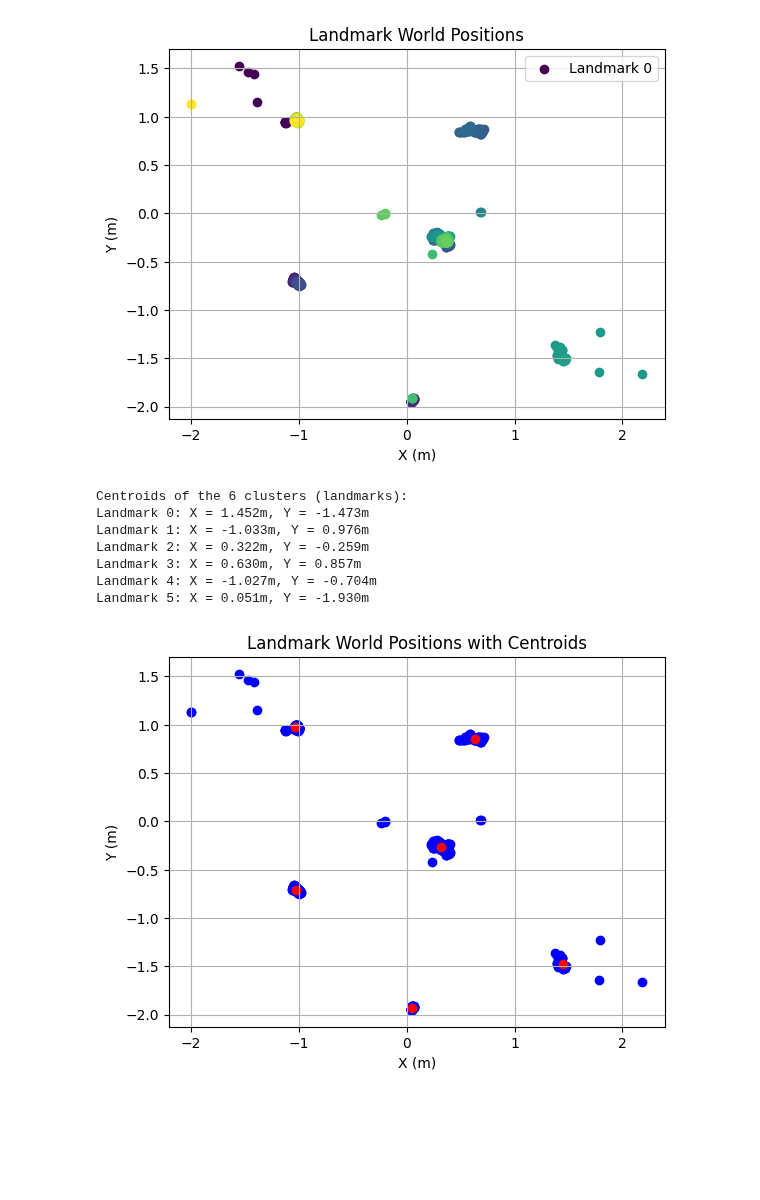
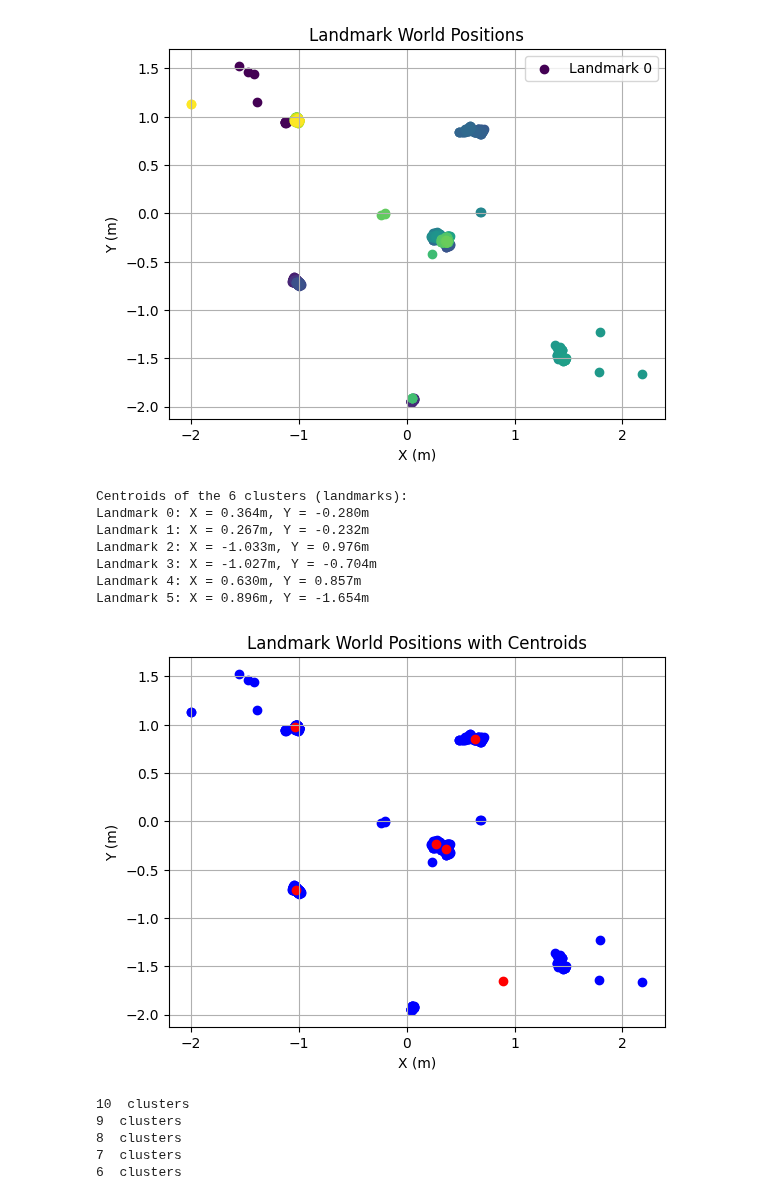
Before and after one commit to jclundy/aer1217_labs, a Jupyter notebook: lab3/lab3_zoe.ipynb, the cells around one changed output. Cells and saved outputs as stored; diff of their text form; code cells hidden in the pictures; blank space fills up the shorter version.

Commit message:
adds outlier rejection and shows photos of outliers. Also uses the scipy kmeans, as for some reason with my current python setup I couldn't use the scikit version

```diff
--- a/lab3/lab3_zoe.ipynb
+++ b/lab3/lab3_zoe.ipynb
@@ -441,30 +441,34 @@ plt.show()
 [figure]
 # %%
 ###identify 6 centroids from the scatter plot of landmark world positions and center them
-from sklearn.cluster import KMeans
-import numpy as np
+# from sklearn.cluster import KMeans
+# import numpy as np
+
+from scipy.cluster.vq import vq, kmeans, whiten
+
 
 scatter_x = landmark_data[:, 0]
 scatter_y = landmark_data[:, 1]
 scatter_points = np.column_stack((scatter_x, scatter_y))
-kmeans = KMeans(n_clusters=6, random_state=0).fit(scatter_points)
-centroids = kmeans.cluster_centers_
+centroids, distortion = kmeans(scatter_points, 6)
+# kmeans = KMeans(n_clusters=6, random_state=0).fit(scatter_points)
+# centroids = kmeans.cluster_centers_
 print("Centroids of the 6 clusters (landmarks):")
 for idx, centroid in enumerate(centroids):
     print(f"Landmark {idx}: X = {centroid[0]:.3f}m, Y = {centroid[1]:.3f}m")
 plt.scatter(scatter_x, scatter_y, color='blue', label='Landmark Points')
 plt.scatter(centroids[:, 0], centroids[:, 1], color='red', label='Centroids')
 plt.title('Landmark World Positions with Centroids')
 plt.xlabel('X (m)')
 plt.ylabel('Y (m)')
 plt.grid()
 plt.show()
 # %% [output]
 Centroids of the 6 clusters (landmarks):
-Landmark 0: X = 1.452m, Y = -1.473m
-Landmark 1: X = -1.033m, Y = 0.976m
-Landmark 2: X = 0.322m, Y = -0.259m
-Landmark 3: X = 0.630m, Y = 0.857m
-Landmark 4: X = -1.027m, Y = -0.704m
-Landmark 5: X = 0.051m, Y = -1.930m
+Landmark 0: X = 0.364m, Y = -0.280m
+Landmark 1: X = 0.267m, Y = -0.232m
+Landmark 2: X = -1.033m, Y = 0.976m
+Landmark 3: X = -1.027m, Y = -0.704m
+Landmark 4: X = 0.630m, Y = 0.857m
+Landmark 5: X = 0.896m, Y = -1.654m
-[figure, old version]
+[figure, new version]
@@ -470,0 +513,8 @@ Landmark 5: X = 0.051m, Y = -1.930m
+# %%
+codebook, distortion, poses, outliers = refine_centroids(landmark_data, start_number=10, final_number=6, dist_threshold=0.2)
+# %% [output]
+10  clusters
+9  clusters
+8  clusters
+7  clusters
+6  clusters
```
Also changed, not shown: parts of 8 cells of this notebook.
